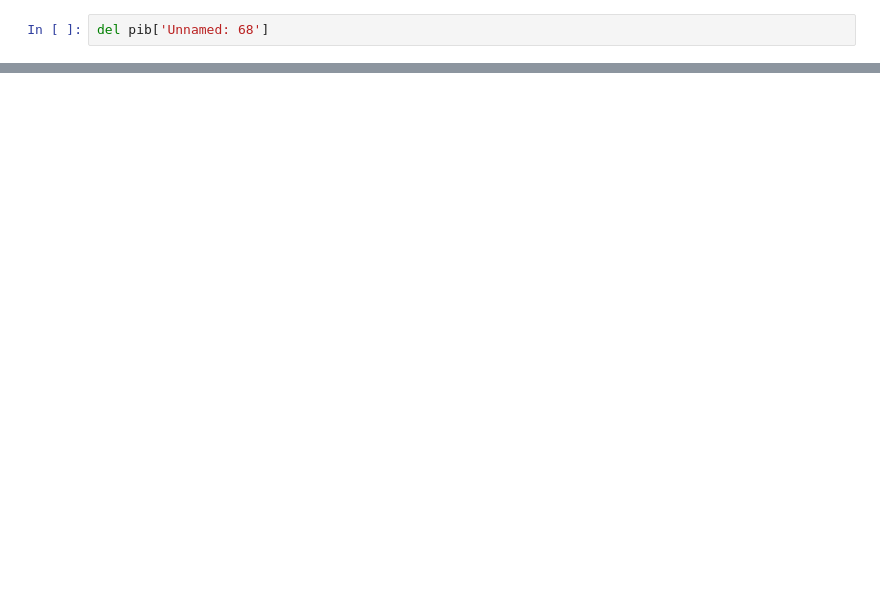
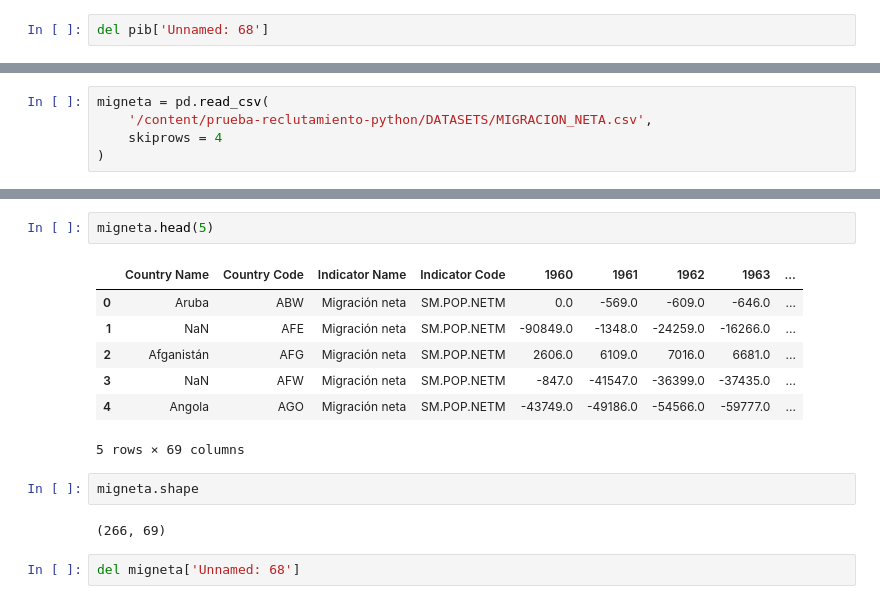
Before and after one commit to Maquililo/prueba-reclutamiento-python, a Jupyter notebook: notebook.ipynb, the cells around one changed output, grey strips where cells are left out. Cells and saved outputs as stored; diff of their text form; blank space fills up the shorter version.

```diff
--- a/notebook.ipynb
+++ b/notebook.ipynb
@@ -165,0 +175,5 @@ Length: 64, dtype: float64
+# %%
+migneta = pd.read_csv(
+    '/content/prueba-reclutamiento-python/DATASETS/MIGRACION_NETA.csv',
+    skiprows = 4
+)
@@ -165,0 +200,16 @@ Length: 64, dtype: float64
+# %%
+migneta.head(5)
+# %% [output]
+|  | Country Name | Country Code | Indicator Name | Indicator Code | 1960 | 1961 | 1962 | 1963 | ... |
+| 0 | Aruba | ABW | Migración neta | SM.POP.NETM | 0.0 | -569.0 | -609.0 | -646.0 | ... |
+| 1 | NaN | AFE | Migración neta | SM.POP.NETM | -90849.0 | -1348.0 | -24259.0 | -16266.0 | ... |
+| 2 | Afganistán | AFG | Migración neta | SM.POP.NETM | 2606.0 | 6109.0 | 7016.0 | 6681.0 | ... |
+| 3 | NaN | AFW | Migración neta | SM.POP.NETM | -847.0 | -41547.0 | -36399.0 | -37435.0 | ... |
+| 4 | Angola | AGO | Migración neta | SM.POP.NETM | -43749.0 | -49186.0 | -54566.0 | -59777.0 | ... |
+5 rows × 69 columns
+# %%
+migneta.shape
+# %% [output]
+(266, 69)
+# %%
+del migneta['Unnamed: 68']
```
Also changed, not shown: parts of 21 cells of this notebook.
